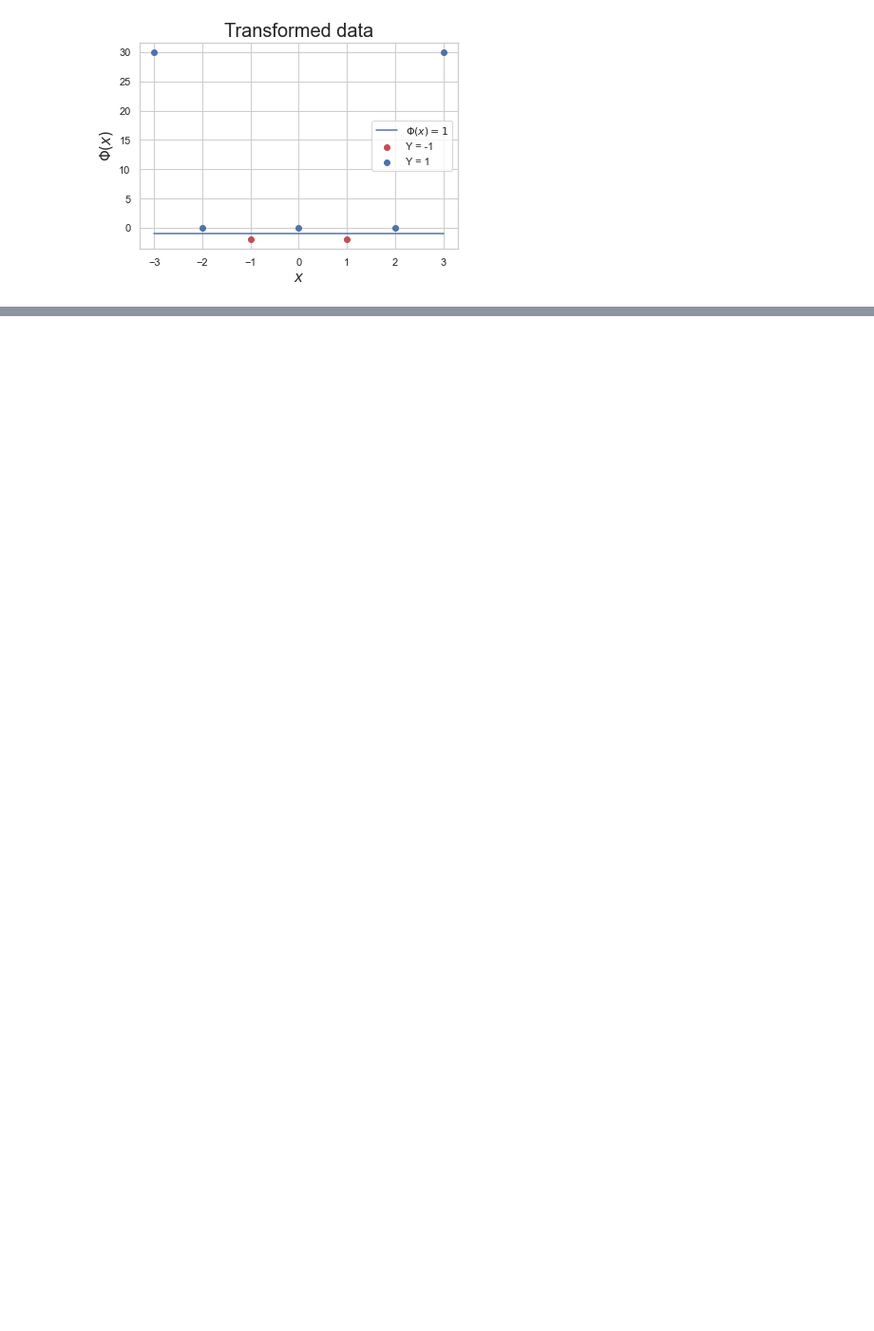
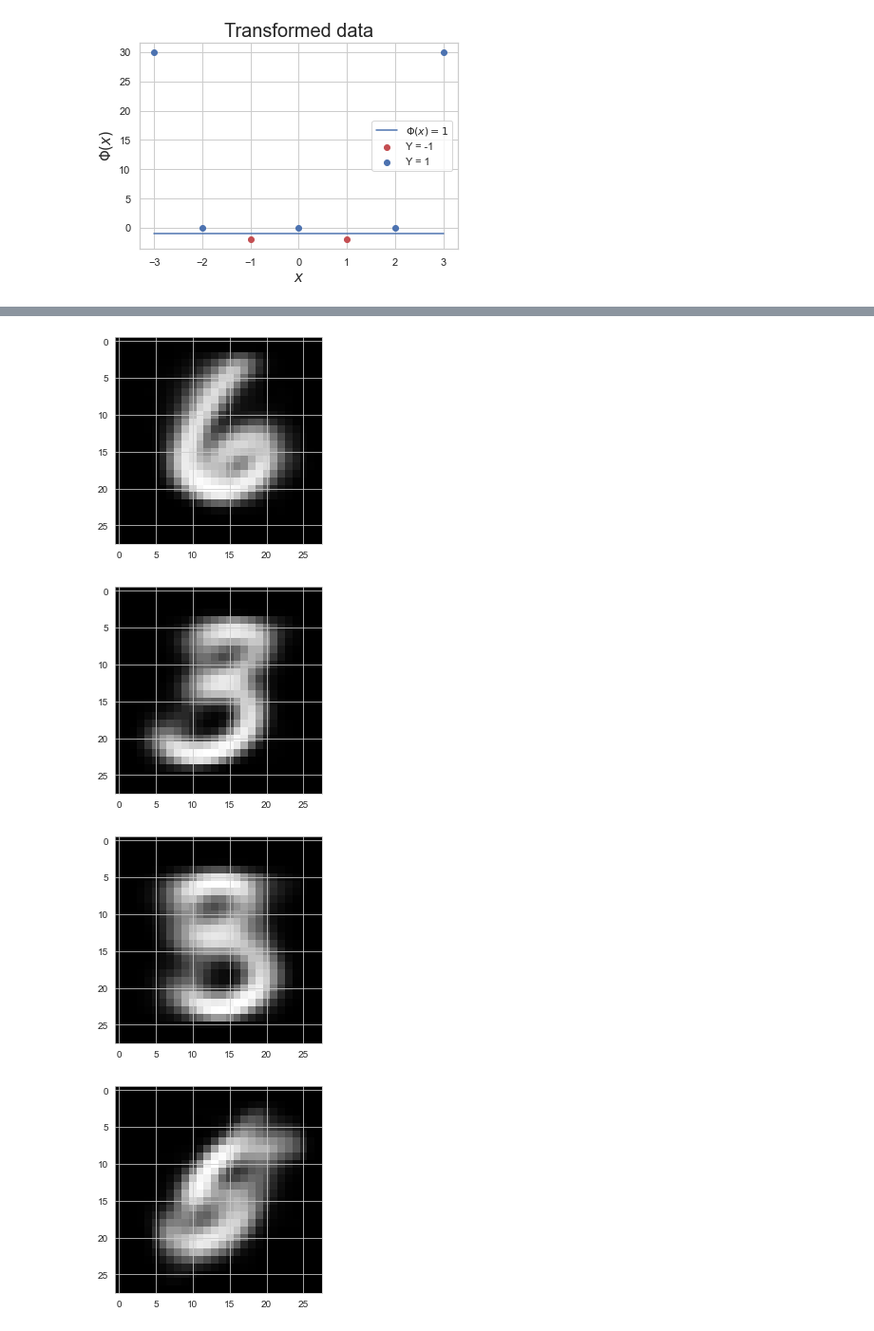
Before and after one commit to Plabrum/cs181-s21-homeworks, a Jupyter notebook: hw4/p1.ipynb, the cells around one changed output, grey strips where cells are left out. Shown: that part at 95% size. Cells and saved outputs as stored; diff of their text form; code cells hidden in the pictures; blank space fills up the shorter version.

```diff
--- a/hw4/p1.ipynb
+++ b/hw4/p1.ipynb
@@ -48,0 +259,8 @@ plt.show()
+# %%
+for cls in KMeansClassifier.mu:
+    disp(cls)
+# %% [output]
+[figure, added]
+[figure, added]
+[figure, added]
+[figure, added]
```
Also changed, not shown: parts of 21 cells of this notebook, 2 other files.
